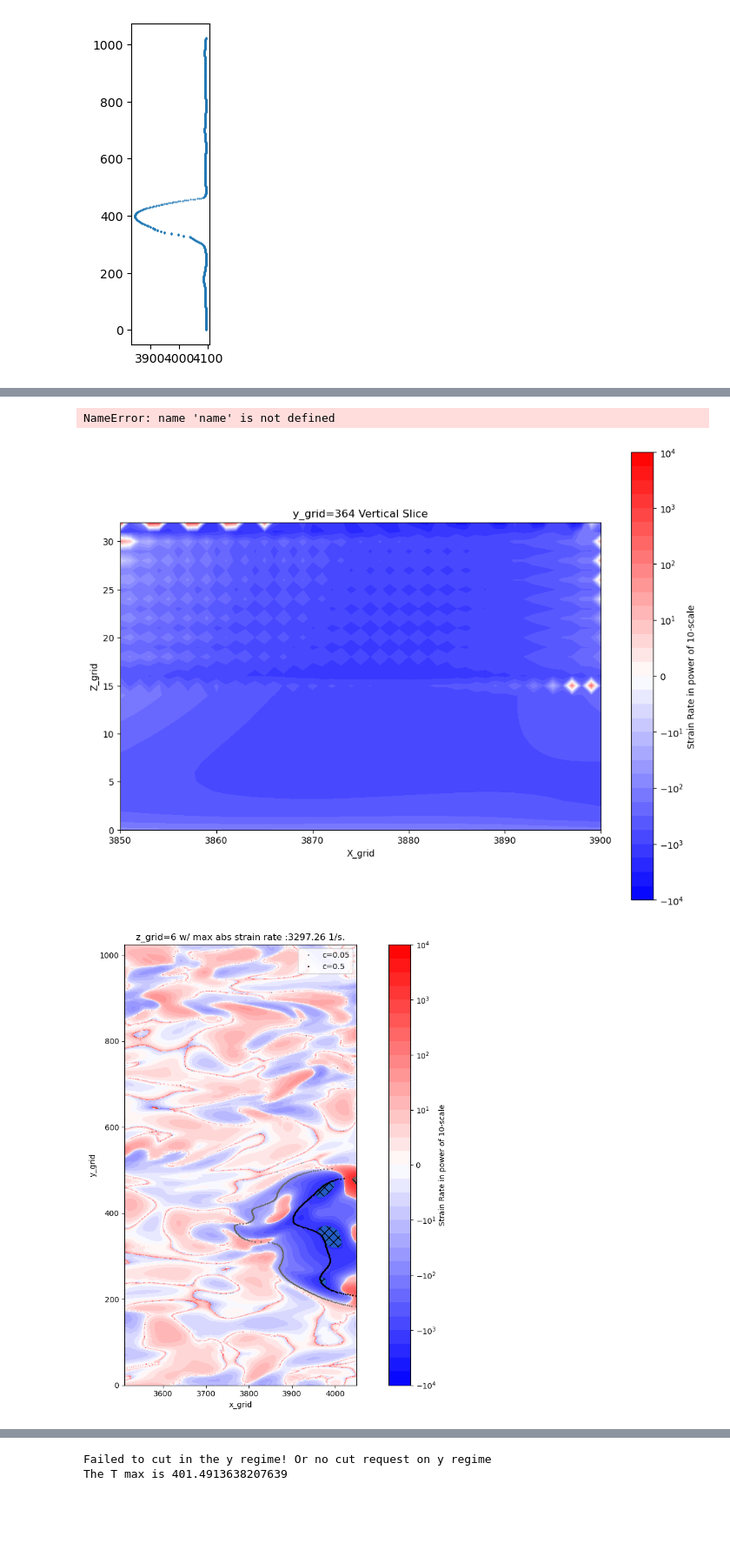
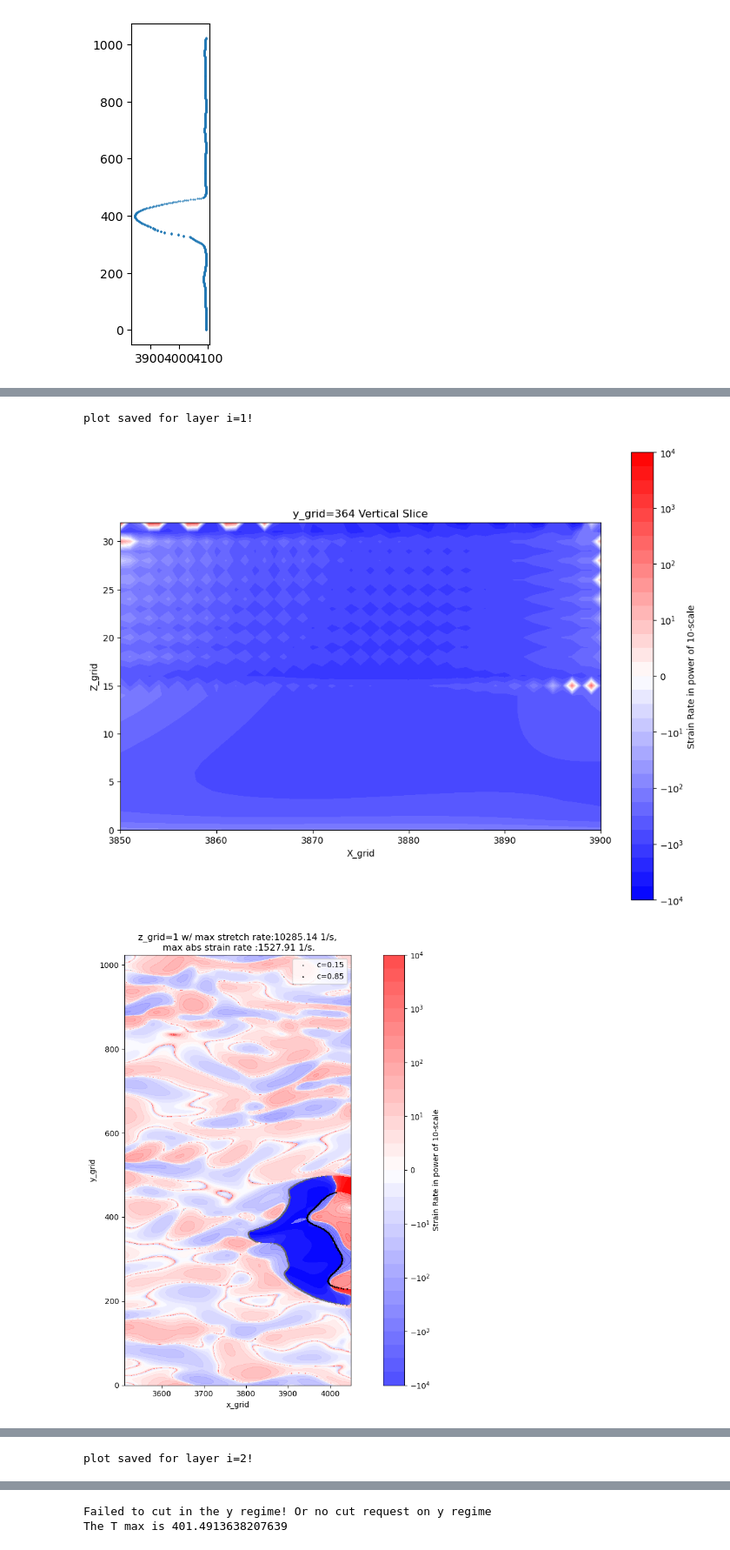
Before and after one commit to potatoslc/analysis_code, a Jupyter notebook: curvature_strainrate_analysis.ipynb, the cells around one changed output, grey strips where cells are left out. Shown at 87% size. Saved outputs shown, nothing was run; the diff lists cells and outputs as text; code cells hidden in the pictures; blank space fills up the shorter version.

```diff
--- a/curvature_strainrate_analysis.ipynb
+++ b/curvature_strainrate_analysis.ipynb
@@ -692,7 +772,7 @@ def plot_strainrate_slice(
         # for this section, plot the vertical cutof the surface
 # %%
 plot_strainrate_slice('/home/u0890475/Documents/SW_analysis_result/amr4/strainrate/amr4_strainrate_p42p5/plt75600_strain_rate.csv',
-                      '/home/u0890475/Documents/SW_analysis_result/amr4/curvature/plt75600_curvature.csv',
+                      '/home/u0890475/Downloads/plt75600_curvature.csv',
                       yh2_u=0.012181,method=2,file_label='log10')
 # %% [output]
 Temperature is not included or removed already!!!
@@ -704,3 +789,3 @@ See the caveats in the documentation: https://pandas.pydata.org/pandas-docs/stab
-NameError: name 'name' is not defined
+plot saved for layer i=1!
 [figure]
-[figure, old version]
+[figure, new version]
@@ -706,0 +797 @@ NameError: name 'name' is not defined
+plot saved for layer i=2!
```
Also changed, not shown: parts of 16 cells of this notebook.
